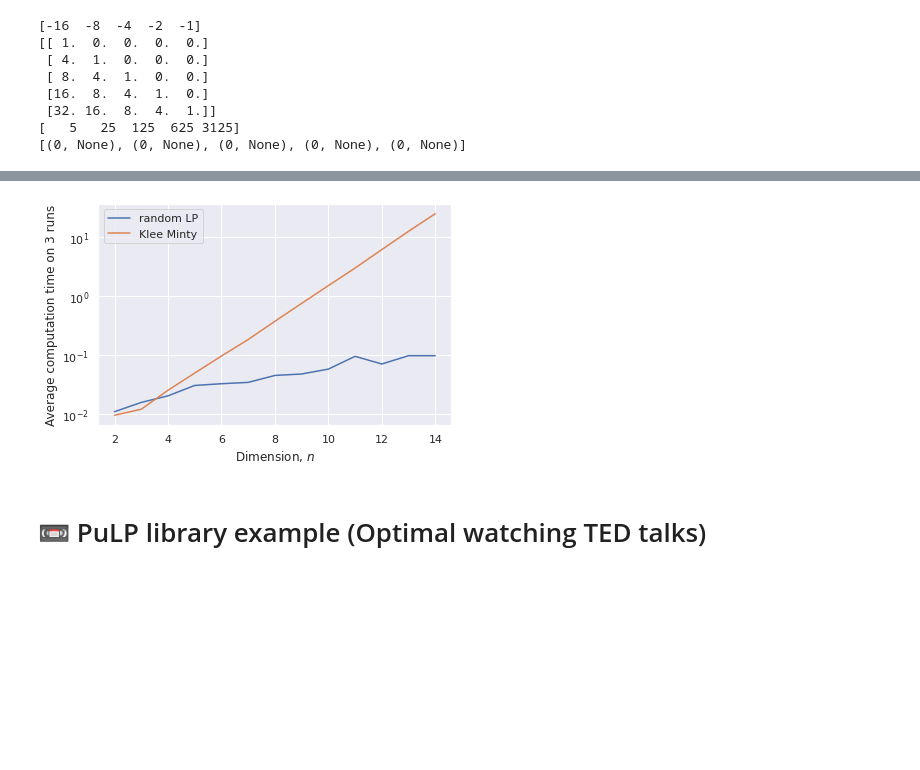
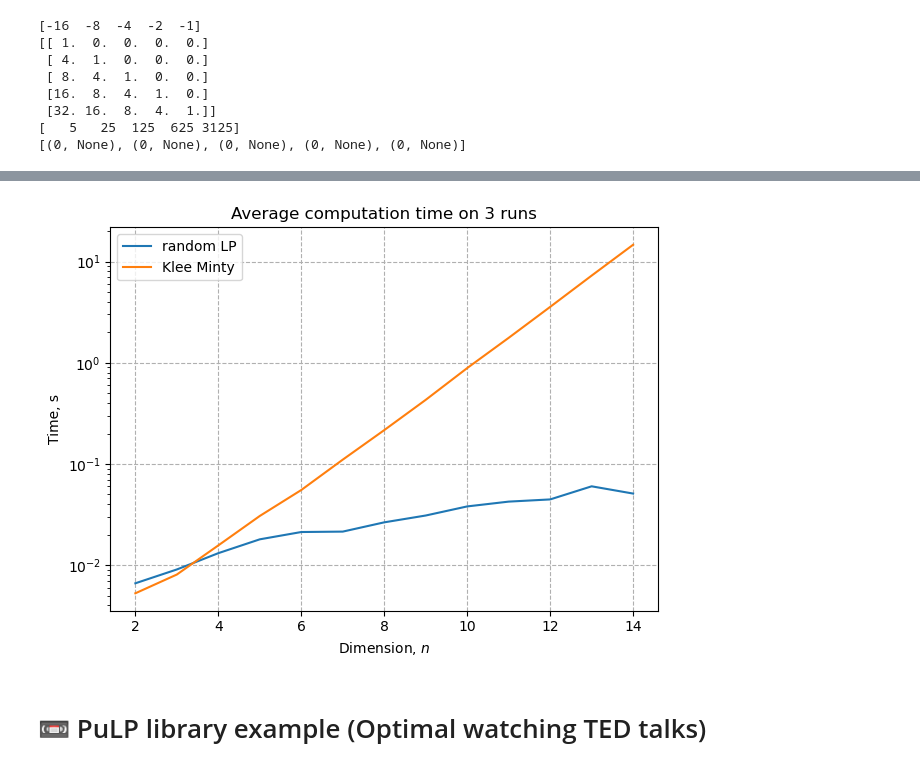
Before and after one commit to MerkulovDaniil/optim, a Jupyter notebook: assets/Notebooks/LP.ipynb, the cells around one changed output, grey strips where cells are left out. Drawn from its saved outputs; the diff is of its cells as text; code cells hidden in the pictures; blank space fills up the shorter version.

```diff
--- a/assets/Notebooks/LP.ipynb
+++ b/assets/Notebooks/LP.ipynb
@@ -83,8 +81,6 @@ Optimization terminated successfully.
 import numpy as np
 from matplotlib import pyplot as plt
 from scipy.optimize import linprog
-import seaborn as sns
-sns.set()
 
 def generate_KleeMinty_test_problem(n):
     c = np.array([2**i for i in range(n)])
@@ -104,8 +100,8 @@ def generate_random_LP_problem(n):
     bounds = []
     for i in range(n):
         bound = (-np.random.rand(1), np.random.rand(1))
-        bounds.append(bound)
-    return c, A, b, bounds
+        bounds.append(np.squeeze(bound))
+    return c, A, b, (bounds)
 # %%
 n = 5
 c, A, b, bounds = generate_KleeMinty_test_problem(n)
@@ -163,14 +168,16 @@ for i, n in enumerate(n_list):
 # %%
 plt.semilogy(n_list, times_r, label='random LP')
 plt.semilogy(n_list, times_km, label = 'Klee Minty')
 plt.legend()
 plt.xlabel("Dimension, $n$")
-plt.ylabel("Average computation time on 3 runs")
+plt.ylabel("Time, s")
+plt.title("Average computation time on 3 runs")
+plt.grid(linestyle="--")
 plt.tight_layout()
 plt.savefig('LP_KM.svg')
 plt.show()
 # %% [output]
-[figure, old version]
+[figure, new version]
 # %% [markdown]
 # 📼 PuLP library example (Optimal watching TED talks)
 # %%
```
Also changed, not shown: parts of 4 cells of this notebook, 4 other files.
